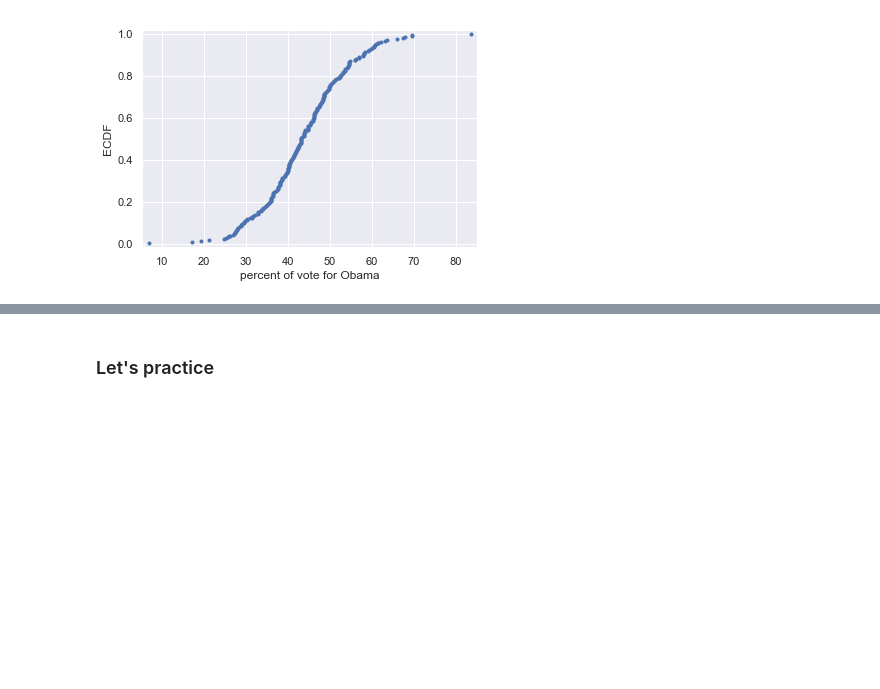
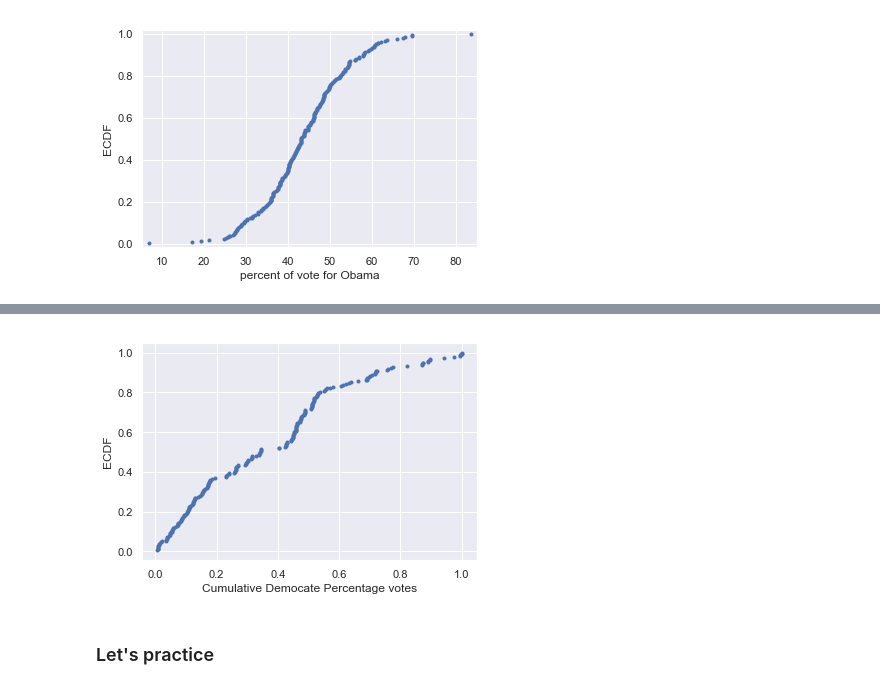
Before and after one commit to kwarodom/100DaysMLCodeChallenge, a Jupyter notebook: Week1 All Basics/Lecture3 Basic Math/3. Graphical Exploratory Data Analysis/Introduction to Exploratory Data Analysis.ipynb, the cells around one changed output, grey strips where cells are left out. Drawn from its saved outputs; the diff is of its cells as text; code cells hidden in the pictures; blank space fills up the shorter version.

```diff
--- a/Week1 All Basics/Lecture3 Basic Math/3. Graphical Exploratory Data Analysis/Introduction to Exploratory Data Analysis.ipynb
+++ b/Week1 All Basics/Lecture3 Basic Math/3. Graphical Exploratory Data Analysis/Introduction to Exploratory Data Analysis.ipynb
@@ -247,3 +300,7 @@ plt.margins(0.02) # keeps data of plot edges
 plt.show()
 # %% [output]
 [figure]
+# %%
+df_swing['per_dem_votes'] = [(i/df_swing['dem_votes'].sum())%100 for i in df_swing['dem_votes']]
+df_swing['dem_votes_cum'] = df_swing['per_dem_votes'].cumsum(axis = 0)
+df_swing.head()
@@ -250,3 +314,14 @@ plt.show()
+# %%
+x = np.sort(df_swing['dem_votes_cum'])
+y = np.arange(1,len(x)+1)/len(x)
+
+plt.plot(x,y,marker='.',linestyle='none')
+
+plt.xlabel('Cumulative Democate Percentage votes')
+plt.ylabel('ECDF')
+plt.show()
+# %% [output]
+[figure, added]
 # %% [markdown]
 ### Let's practice
 # %%
```
Also changed, not shown: parts of 8 cells of this notebook, 2 other files.
